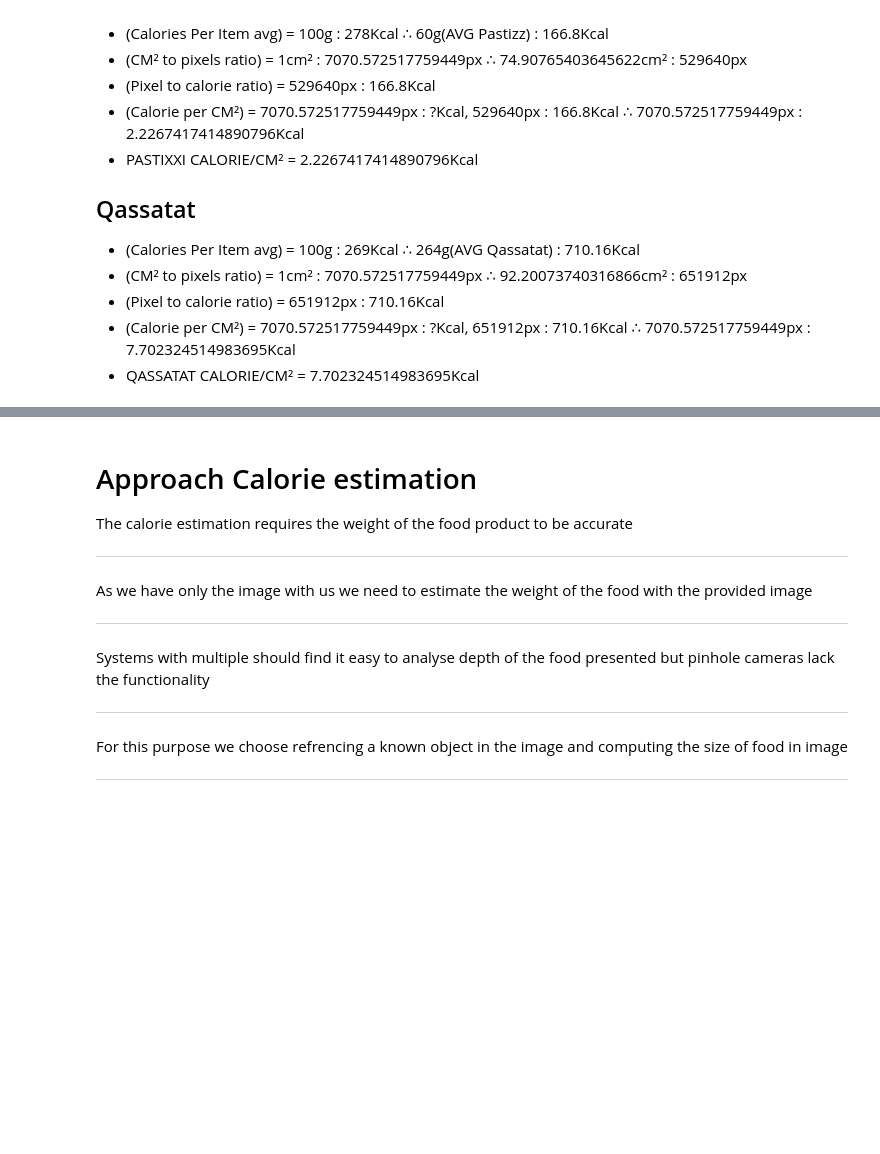
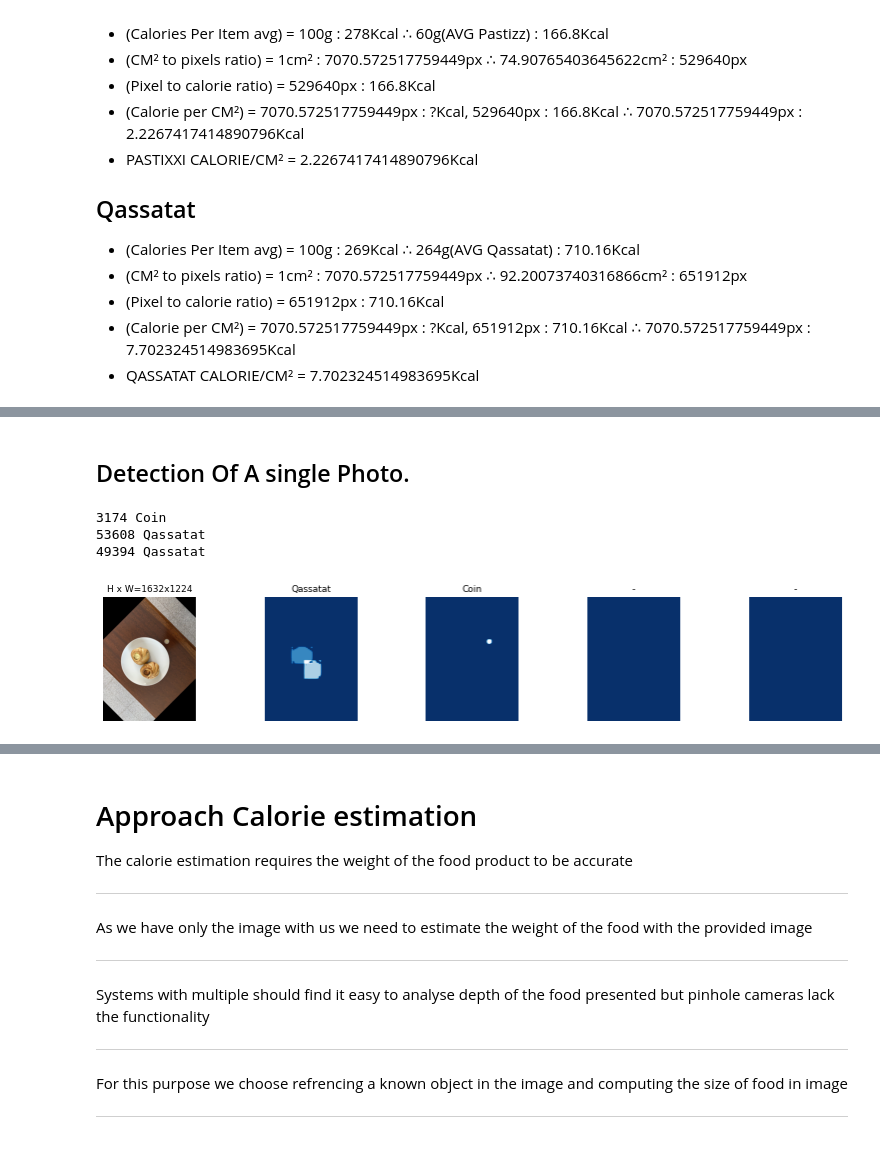
Before and after one commit to MatteiVella/Thesis, a Jupyter notebook: Thesis_Code/food_mask/image_based_food_calorie_estimation .ipynb, the cells around one changed output, grey strips where cells are left out. Cells and saved outputs as stored; diff of their text form; code cells hidden in the pictures; blank space fills up the shorter version.

```diff
--- a/Thesis_Code/food_mask/image_based_food_calorie_estimation .ipynb
+++ b/Thesis_Code/food_mask/image_based_food_calorie_estimation .ipynb
@@ -314,3 +320,27 @@ Total Pixels  411332
+# %% [markdown]
+## Detection Of A single Photo.
+# %%
+from skimage import io
+img_test = io.imread(FOOD_DIR+'\\test\\IMG_8694_225.JPG')
+results = model.detect([img_test], verbose=0)
+result = results[0]
+cls_names = ['BG','Pastizz','Imqaret','Gbejniet','Ghaq Tal-Ghasel','Zalzett Malti','Qassatat','Coin']
+
+for i in range(result['masks'].shape[-1]):
+#   print(i)
+    masked_food_pixels=result['masks'][:,:,i].sum()
+    class_name=cls_names[result['class_ids'][i]]
+    print(masked_food_pixels, class_name)
+
+visualize.display_top_masks(img_test,result['masks'],result['class_ids'],cls_names)
+
+#visualize.display_instances(original_image, result['rois'], result['masks'], result['class_ids'],
+#                             cls_names, result['scores'])
+# %% [output]
+3174 Coin
+53608 Qassatat
+49394 Qassatat
+[figure, added]
 # %%
 import time
 def time_convert(sec):
```
Also changed, not shown: parts of 12 cells of this notebook, 23 other files.
